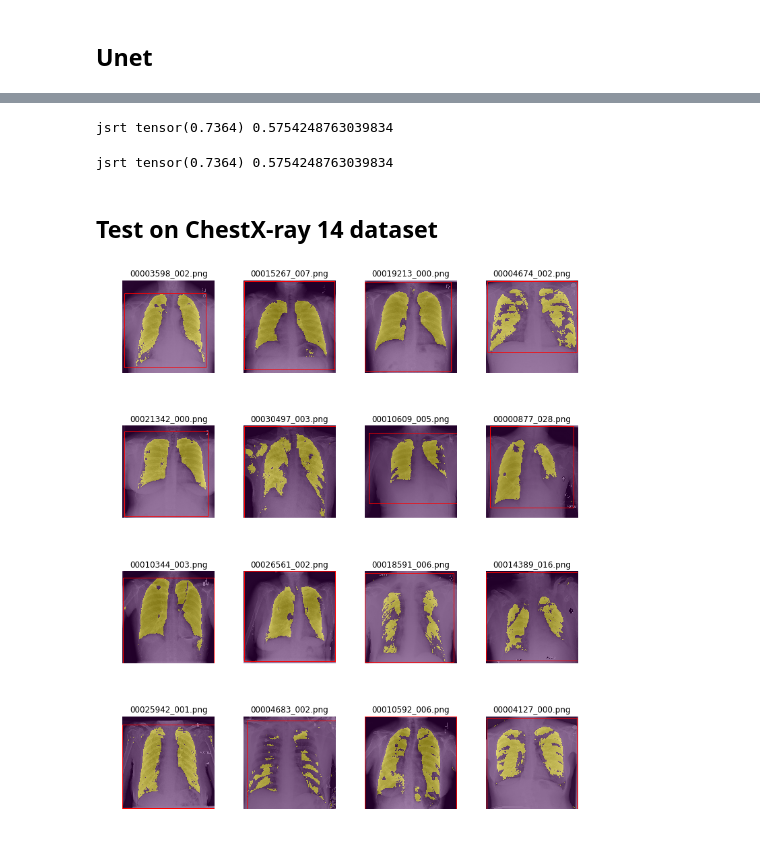
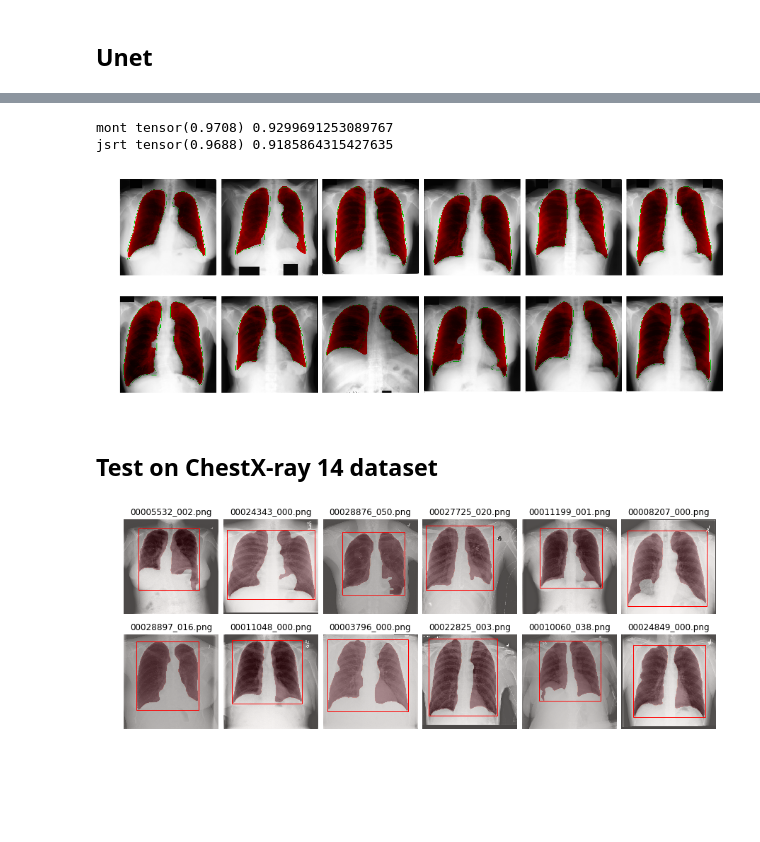
Before and after one commit to dattran2346/chestX-ray-14, a Jupyter notebook: src/Lung Segmentation.ipynb, the cells around one changed output, grey strips where cells are left out. Saved outputs shown, nothing was run; the diff lists cells and outputs as text; code cells hidden in the pictures; blank space fills up the shorter version.

Commit message:
Cut lung region

```diff
--- a/src/Lung Segmentation.ipynb
+++ b/src/Lung Segmentation.ipynb
@@ -473,3 +195,0 @@ plot_val()
-# %%
-image = denorm(x.cpu().numpy())
-torch.save(learn.model, '1024.pt')
@@ -501,8 +196,6 @@ mont tensor(0.7733) 0.6210702275223374
 # %%
+test('mont')
 test('jsrt')
 # %% [output]
-jsrt tensor(0.7364) 0.5754248763039834
+mont tensor(0.9708) 0.9299691253089767
+jsrt tensor(0.9688) 0.9185864315427635
-# %%
-test('jsrt')
-# %% [output]
-jsrt tensor(0.7364) 0.5754248763039834
@@ -509,13 +234,41 @@ jsrt tensor(0.7364) 0.5754248763039834
+# %%
+def plot_val():
+    x, y = md.val_ds[10]
+    print(x.shape)
+    py = torch.sigmoid(learn.model(V(x[None])))
+    print(py)
+    py = (py[0].cpu()>0.5).type(torch.FloatTensor) # py: ByteTensor (uint8) -> FloatTensor (float32)
+    plot_lung_segment(denorm(x), to_pil(py))
+
+def plot_test(what):
+    dl = get_test(256, 16, what)
+    images, gt_masks = next(iter(dl))
+    fig, axes = plt.subplots(2, 6, figsize=(15, 6))
+    for i, ax in enumerate(axes.flat):
+        image, gt_mask = images[i], gt_masks[i]
+
+        py = torch.sigmoid(learn.model(V(image)[None]))
+        py = (py[0].cpu() > 0.5).type(torch.FloatTensor) # 1, 256, 256
+        labels = skimage.measure.label(py[0].numpy()) # 256, 256
+        mask = np.logical_or(labels==2, labels==1).astype(np.float32) # left nd right lung
+
+        plot_lung_segment(denorm(image), mask, gt_mask.numpy()[0], boundary=False, ax=ax)
+        plt.subplots_adjust(wspace=0.05, hspace=0.001)
+plot_test('jsrt')
+# %% [output]
+[figure, added]
 # %% [markdown]
 ## Test on ChestX-ray 14 dataset
 # %%
 from scipy import ndimage
 from matplotlib.patches import Rectangle
 # %%
-PATH = Path('/mnt/data/xray-thesis/data/chestX-ray14')
+PATH = Path('/home/dattran/data/xray-thesis/chestX-ray14')
 IMAGE_DN = 'images'
-CSV_FILE = 'train_list.csv'
-df = pd.read_csv(PATH/CSV_FILE)
-image_names = df['image']
+CSV_FILE = 'train.csv'
+df = pd.read_csv(PATH/CSV_FILE, header=None, sep=' ')
+image_names = df.iloc[:, 0].values
+# %%
+unet = Unet(True, model_name=models_name).cuda()
 # %%
 sample_image_names = np.random.choice(image_names, 16)
@@ -528,0 +275,2 @@ _, tfms = tfms_from_model(arch, sz)
+# %%
+_, (tfm, _) = lung_segmentation_transfrom(256)
@@ -529,20 +279,24 @@ _, tfms = tfms_from_model(arch, sz)
 # %%
-fig, axes = plt.subplots(4, 4, figsize=(10, 12))
+fig, axes = plt.subplots(2, 6, figsize=(15, 6))
 for i, ax in enumerate(axes.flat):
-    image = open_image(PATH/IMAGE_DN/sample_image_names[i])
+    image = Image.open(PATH/IMAGE_DN/sample_image_names[i]).convert('RGB')
     ax.set_title(sample_image_names[i])
 
-    ax = show_img(image, ax=ax)
-    image = Variable(torch.Tensor(tfms(image))[None]).cuda()
-    py = to_np(model(image))
-    show_img(py[0] > 3, ax=ax, alpha=0.5)
+    image_v = V(tfm(image)[None])
+    py = torch.sigmoid(unet(image_v))
+    py = (py[0].cpu() > 0.5).type(torch.FloatTensor) # 1, 256, 256
+    labels = skimage.measure.label(py[0].numpy()) # 256, 256
+    mask = np.logical_or(labels==2, labels==1).astype(np.float32) # left nd right lung, 0 for background
+    mask = cv2.resize(mask, (1024, 1024))
 
-    slice_x, slice_y = ndimage.find_objects(py[0] > 0, True)[0]
-    xy = (slice_y.start, slice_x.start)
-    height = slice_x.stop - slice_x.start
-    width= slice_y.stop - slice_y.start
+    plot_lung_segment(image, mask, ax=ax)
+
+    slice_y, slice_x = ndimage.find_objects(mask, 1)[0]
+    xy = (slice_x.start, slice_y.start)
+    height = slice_y.stop - slice_y.start
+    width= slice_x.stop - slice_x.start
     rect = Rectangle(xy, width, height, linewidth=1,edgecolor='r',facecolor='none')
     ax.add_patch(rect)
-plt.tight_layout(pad=0.1)
+    plt.subplots_adjust(wspace=0.05, hspace=0.001)
 # %% [output]
-[figure, old version]
+[figure, new version]
```
Also changed, not shown: parts of 63 cells of this notebook, 3 other files.
